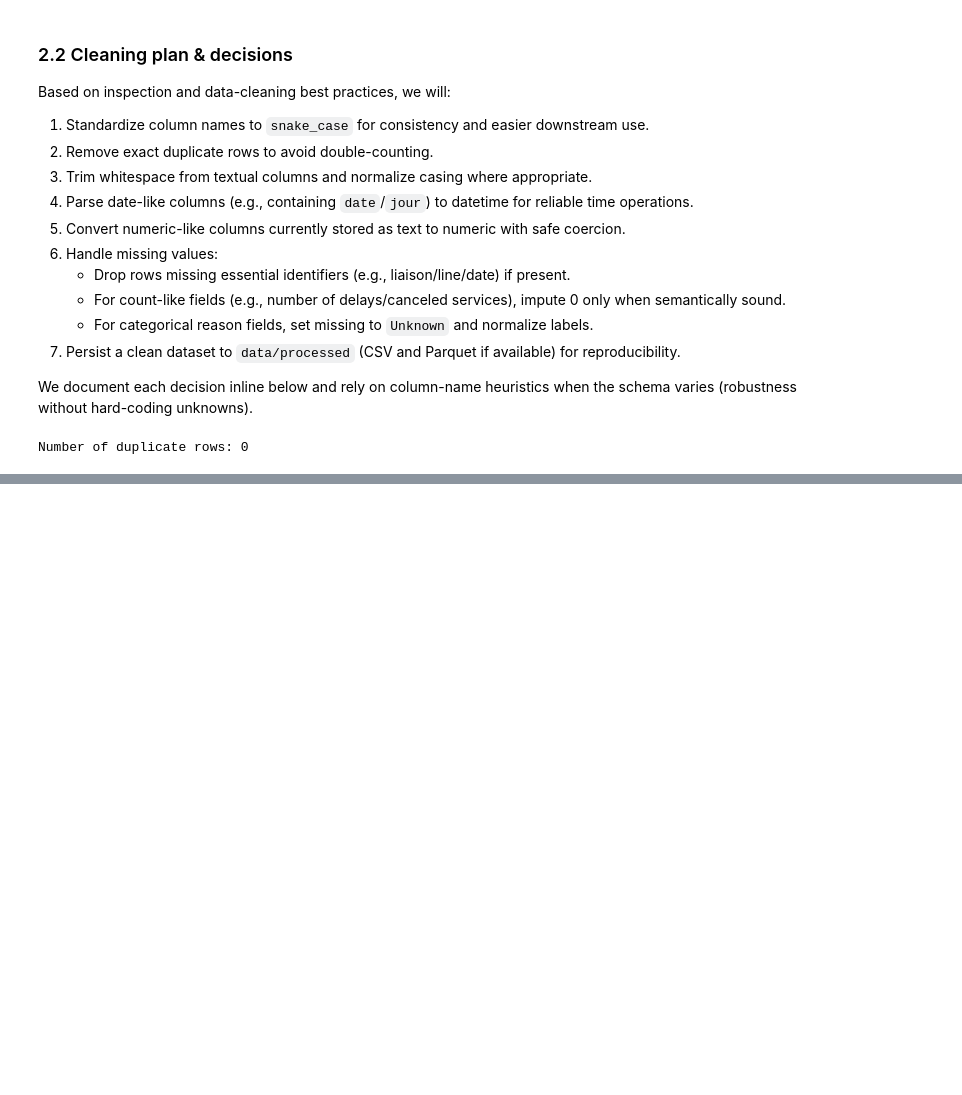
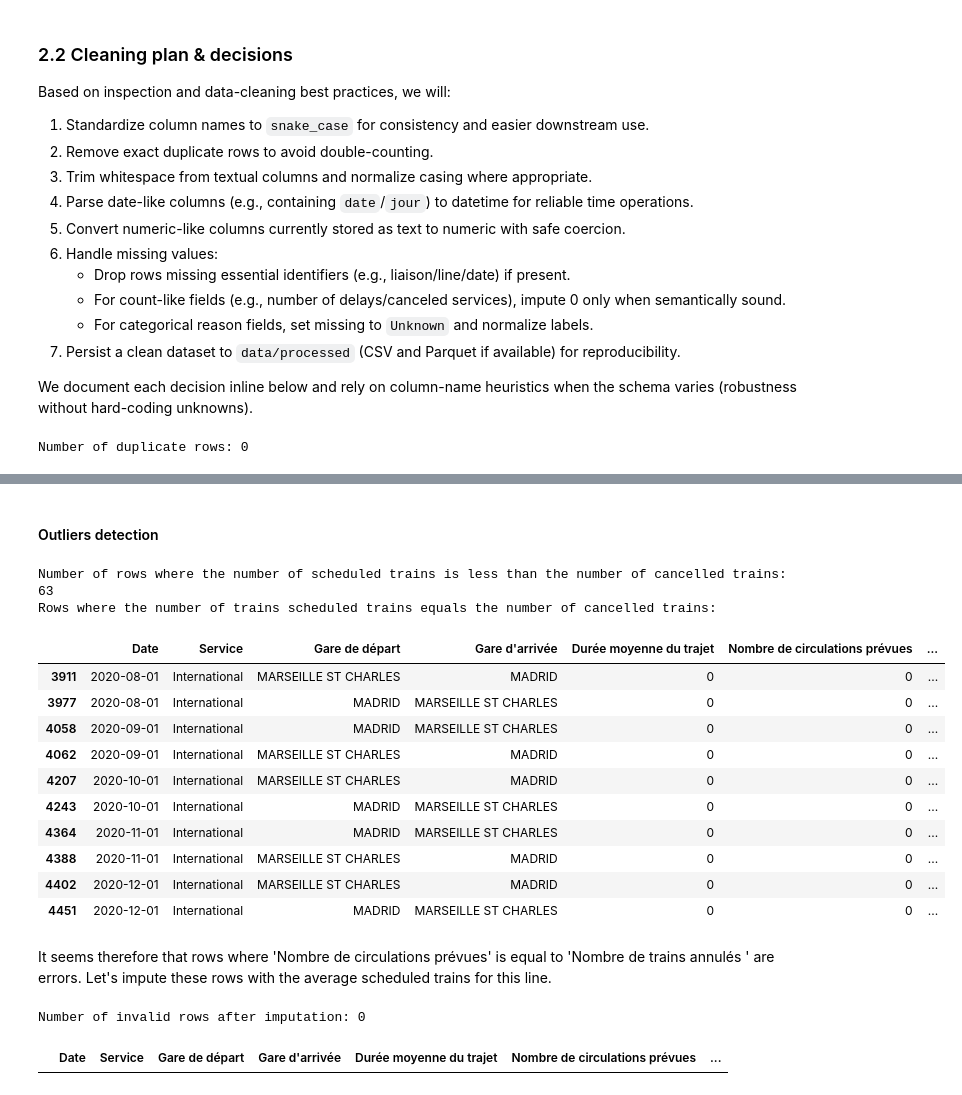
Before and after one commit to Vincksi/Data-Storage-Collection-Project, a Jupyter notebook: DataSto.ipynb, the cells around one changed output, grey strips where cells are left out. Drawn from its saved outputs; the diff is of its cells as text; code cells hidden in the pictures; blank space fills up the shorter version.

```diff
--- a/DataSto.ipynb
+++ b/DataSto.ipynb
@@ -188,6 +157,11 @@ num_duplicates = df_raw.duplicated().sum()
 print(f"\nNumber of duplicate rows: {num_duplicates}")
 # %% [output]
 Number of duplicate rows: 0
+# %%
+# Deleting useless columns
+
+df_raw = df_raw.drop(columns=['Commentaire annulations'])
+df_raw = df_raw.drop(columns=['Commentaire retards au départ'])
 # %%
 # Trim whitespace in all object columns
 
@@ -290,0 +173,4 @@ print({
+# %%
+df_raw["Date"] = pd.to_datetime(df_raw["Date"], format="%Y-%m")
+
+print("new data type:", df_raw["Date"].dtype)
@@ -290,0 +188,41 @@ print({
+# %% [markdown]
+#### Outliers detection
+# %%
+# checking that 'Nombre de circulations prévues' >= 'Nombre de trains annulés'
+
+invalid_rows = df_raw[df_raw['Nombre de circulations prévues'] < df_raw['Nombre de trains annulés']]
+print(f"Number of rows where the number of scheduled trains is less than the number of cancelled trains: {len(invalid_rows)}")
+
+print("Rows where the number of trains scheduled trains equals the number of cancelled trains:")
+df_raw[df_raw['Nombre de circulations prévues'] == df_raw['Nombre de trains annulés']]
+# %% [output]
+Number of rows where the number of scheduled trains is less than the number of cancelled trains: 63
+Rows where the number of trains scheduled trains equals the number of cancelled trains:
+|  | Date | Service | Gare de départ | Gare d'arrivée | Durée moyenne du trajet | Nombre de circulations prévues | ... |
+| 3911 | 2020-08-01 | International | MARSEILLE ST CHARLES | MADRID | 0 | 0 | ... |
+| 3977 | 2020-08-01 | International | MADRID | MARSEILLE ST CHARLES | 0 | 0 | ... |
+| 4058 | 2020-09-01 | International | MADRID | MARSEILLE ST CHARLES | 0 | 0 | ... |
+| 4062 | 2020-09-01 | International | MARSEILLE ST CHARLES | MADRID | 0 | 0 | ... |
+| 4207 | 2020-10-01 | International | MARSEILLE ST CHARLES | MADRID | 0 | 0 | ... |
+| 4243 | 2020-10-01 | International | MADRID | MARSEILLE ST CHARLES | 0 | 0 | ... |
+| 4364 | 2020-11-01 | International | MADRID | MARSEILLE ST CHARLES | 0 | 0 | ... |
+| 4388 | 2020-11-01 | International | MARSEILLE ST CHARLES | MADRID | 0 | 0 | ... |
+| 4402 | 2020-12-01 | International | MARSEILLE ST CHARLES | MADRID | 0 | 0 | ... |
+| 4451 | 2020-12-01 | International | MADRID | MARSEILLE ST CHARLES | 0 | 0 | ... |
+# %% [markdown]
+It seems therefore that rows where 'Nombre de circulations prévues' is equal to 'Nombre de trains annulés	' are errors. Let's impute these rows with the average scheduled trains for this line.
+# %%
+# Impute rows where 'Nombre de circulations prévues' < 'Nombre de trains annulés' with the mean of 'Nombre de circulations prévues' for trains with same 'Gare de départ' and 'Gare d'arrivée'
+for index, row in invalid_rows.iterrows():
+    mask = (df_raw['Gare de départ'] == row['Gare de départ']) & (df_raw['Gare d\'arrivée'] == row['Gare d\'arrivée']) & (df_raw.index != index)
+    mean_value = df_raw.loc[mask, 'Nombre de circulations prévues'].mean()
+    df_raw.at[index, 'Nombre de circulations prévues'] = mean_value
+
+# Verify that there are no more invalid rows
+invalid_rows_after = df_raw[df_raw['Nombre de circulations prévues'] < df_raw['Nombre de trains annulés']]
+print(f"Number of invalid rows after imputation: {len(invalid_rows_after)}")
+
+invalid_rows_after.head()
+# %% [output]
+Number of invalid rows after imputation: 0
+|  | Date | Service | Gare de départ | Gare d'arrivée | Durée moyenne du trajet | Nombre de circulations prévues | ... |
```
Also changed, not shown: parts of 23 cells of this notebook.
